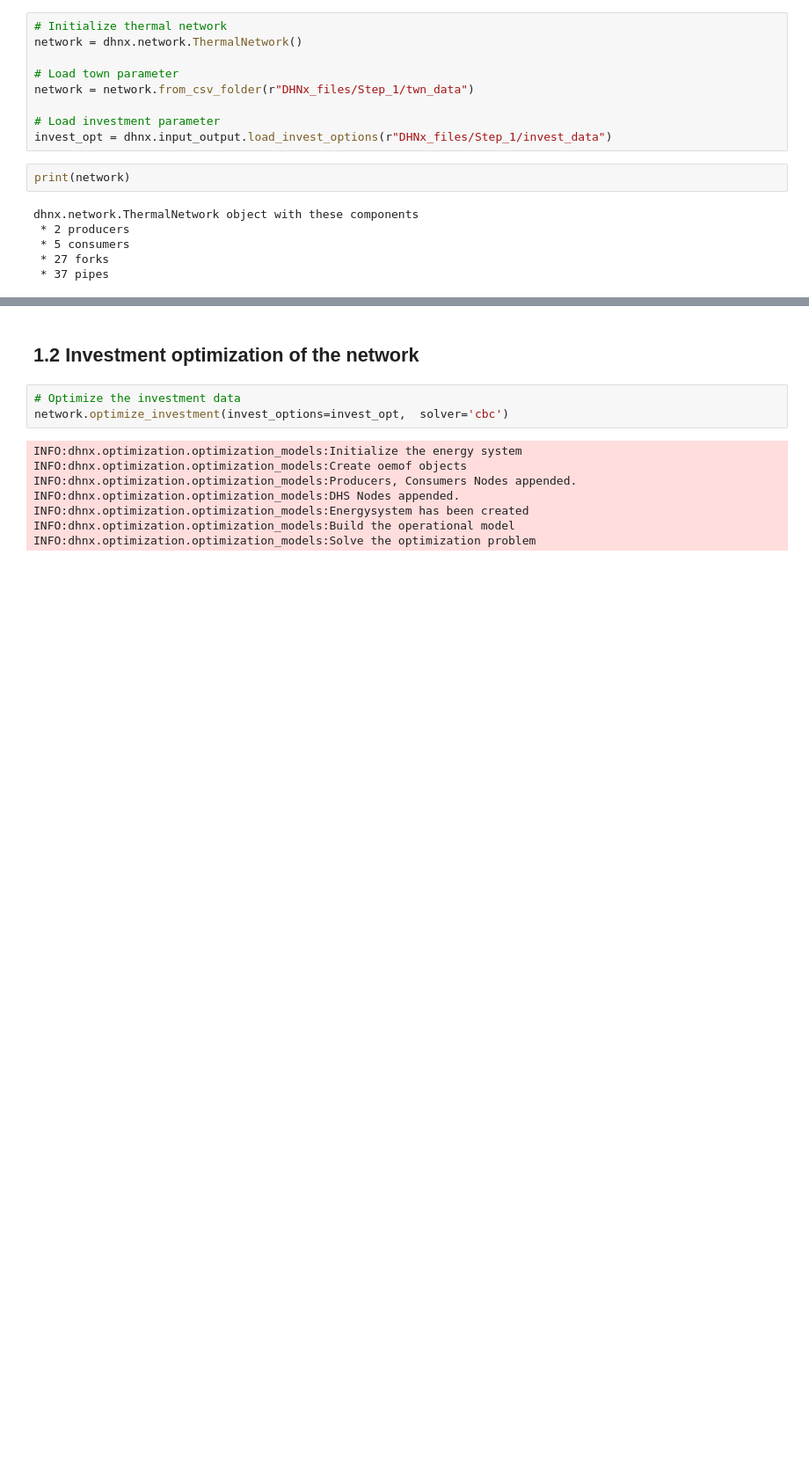
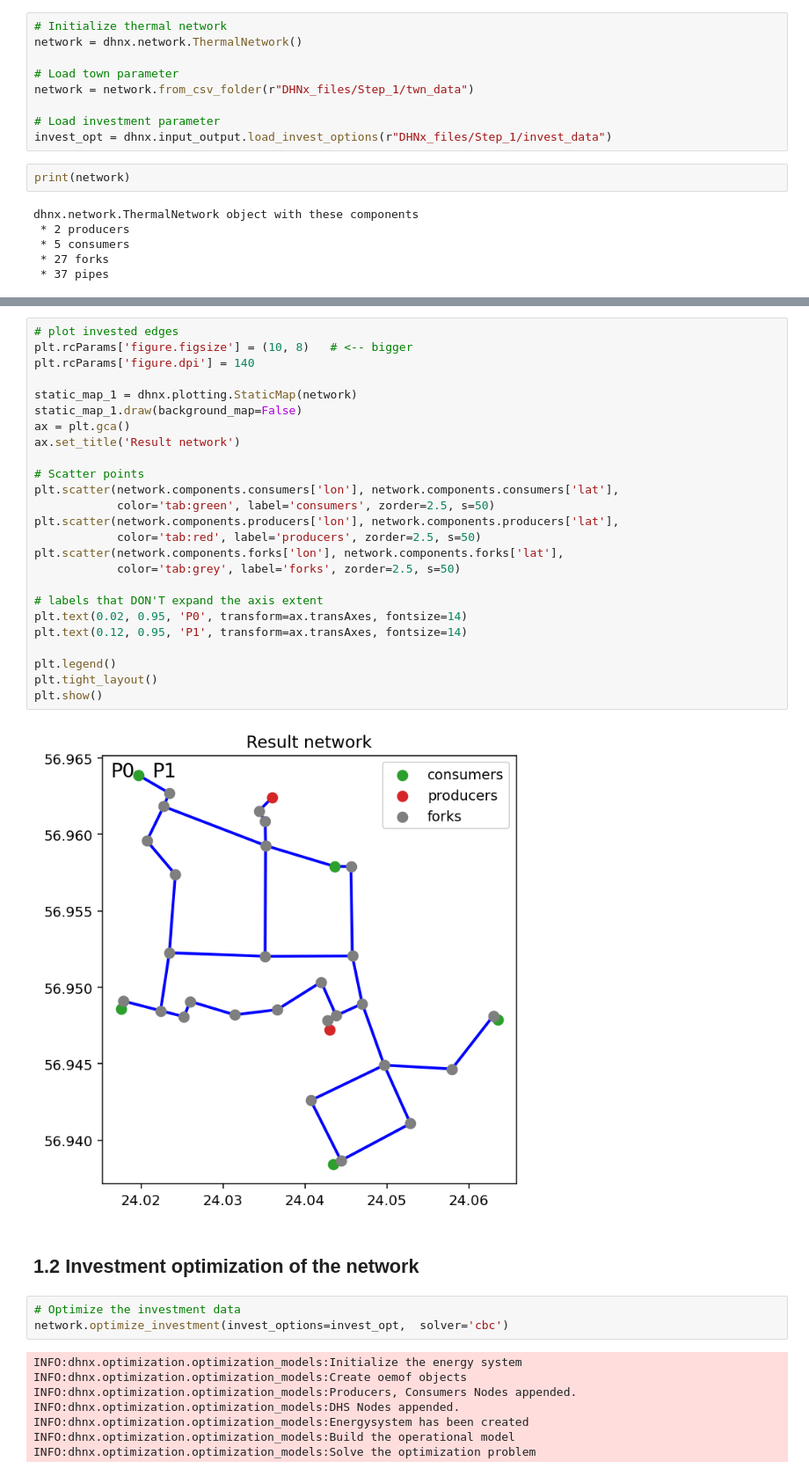
Before and after one commit to Jekblade/DistrictHeating_project, a Jupyter notebook: 1. Base heating network.ipynb, the cells around one changed output, grey strips where cells are left out. Shown at 88% size. Drawn from its saved outputs; the diff is of its cells as text; blank space fills up the shorter version.

Commit message:
fix the plotting

```diff
--- a/1. Base heating network.ipynb
+++ b/1. Base heating network.ipynb
@@ -106,3 +39,30 @@ plt.show()
+# %%
+# plot invested edges
+plt.rcParams['figure.figsize'] = (10, 8)   # <-- bigger
+plt.rcParams['figure.dpi'] = 140
+
+static_map_1 = dhnx.plotting.StaticMap(network)
+static_map_1.draw(background_map=False)
+ax = plt.gca()
+ax.set_title('Result network')
+
+# Scatter points
+plt.scatter(network.components.consumers['lon'], network.components.consumers['lat'],
+            color='tab:green', label='consumers', zorder=2.5, s=50)
+plt.scatter(network.components.producers['lon'], network.components.producers['lat'],
+            color='tab:red', label='producers', zorder=2.5, s=50)
+plt.scatter(network.components.forks['lon'], network.components.forks['lat'],
+            color='tab:grey', label='forks', zorder=2.5, s=50)
+
+# labels that DON'T expand the axis extent
+plt.text(0.02, 0.95, 'P0', transform=ax.transAxes, fontsize=14)
+plt.text(0.12, 0.95, 'P1', transform=ax.transAxes, fontsize=14)
+
+plt.legend()
+plt.tight_layout()
+plt.show()
+# %% [output]
+[figure, added]
 # %% [markdown]
 ## 1.2 Investment optimization of the network
 # %%
```
Also changed, not shown: parts of 4 cells of this notebook.
